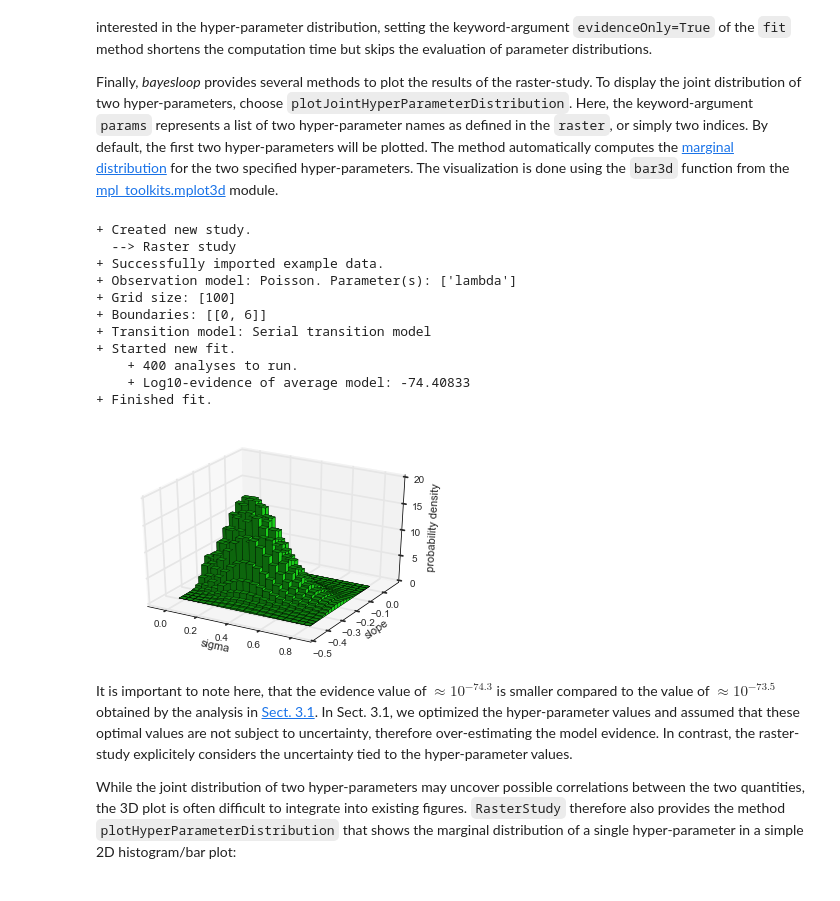
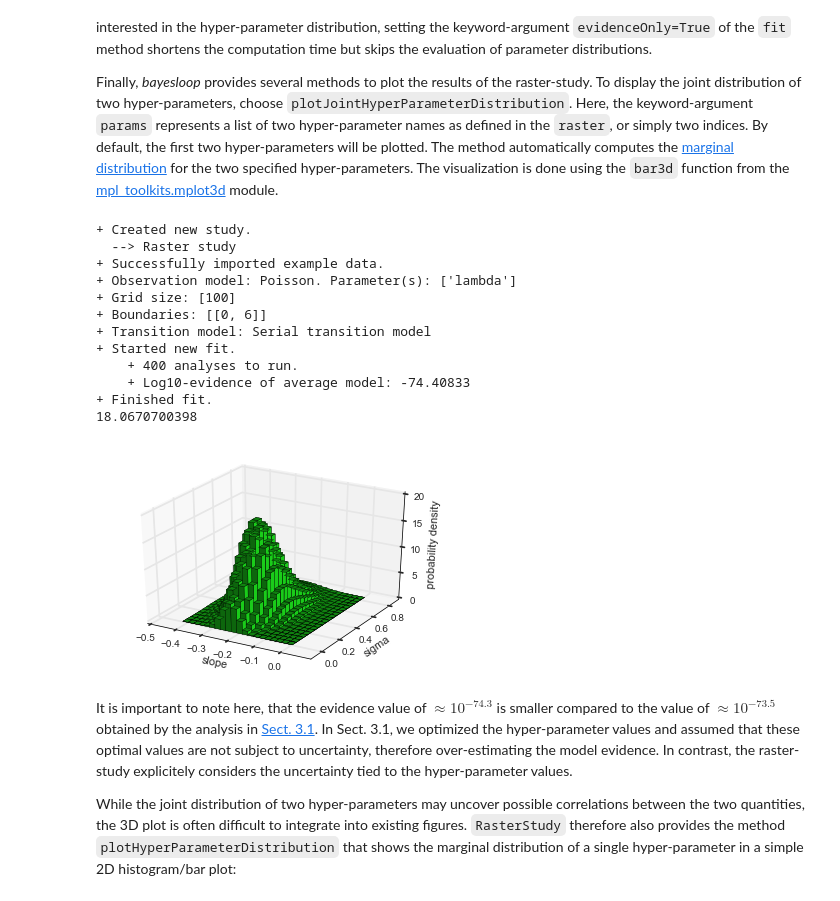
Before and after one commit to christophmark/bayesloop, a Jupyter notebook: docs/bayesloop_tutorial.ipynb, the cells around one changed output. Cells and saved outputs as stored; diff of their text form; code cells hidden in the pictures.

```diff
--- a/docs/bayesloop_tutorial.ipynb
+++ b/docs/bayesloop_tutorial.ipynb
@@ -463,36 +464,37 @@ RS.loadExampleData()
 
 M = bl.om.Poisson()
 RS.setObservationModel(M)
 
 RS.setGridSize([100])
 RS.setBoundaries([[0, 6]])
 
 K = bl.transitionModels.SerialTransitionModel(bl.transitionModels.Static(),
                                               34,
                                               bl.transitionModels.Linear(slope=-0.2),
                                               44,
                                               bl.transitionModels.GaussianRandomWalk(sigma=0.1))
 
 RS.setTransitionModel(K)
 
 RS.fit(raster=[['slope', -0.4, 0.0, 20], ['sigma', 0.0, 0.8, 20]], silent=True)
 RS.plotJointHyperParameterDistribution(params=[0, 1], color=[0.1, 0.8, 0.1])
 
-plt.xlim([-0.1, 0.9])
-plt.ylim([-0.5, 0.1]);
+plt.xlim([-0.5, 0.1])
+plt.ylim([-0.1, 0.9]);
 # %% [output]
 + Created new study.
   --> Raster study
 + Successfully imported example data.
 + Observation model: Poisson. Parameter(s): ['lambda']
 + Grid size: [100]
 + Boundaries: [[0, 6]]
 + Transition model: Serial transition model
 + Started new fit.
     + 400 analyses to run.
     + Log10-evidence of average model: -74.40833
 + Finished fit.
+18.0670700398
-[figure, old version]
+[figure, new version]
 # %% [markdown]
 It is important to note here, that the evidence value of $\approx 10^{-74.3}$ is smaller compared to the value of $\approx 10^{-73.5}$ obtained by the analysis in [Sect. 3.1](#section_3.1). In Sect. 3.1, we optimized the hyper-parameter values and assumed that these optimal values are not subject to uncertainty, therefore over-estimating the model evidence. In contrast, the raster-study explicitely considers the uncertainty tied to the hyper-parameter values.
 
```
Also changed, not shown: parts of 5 cells of this notebook.
